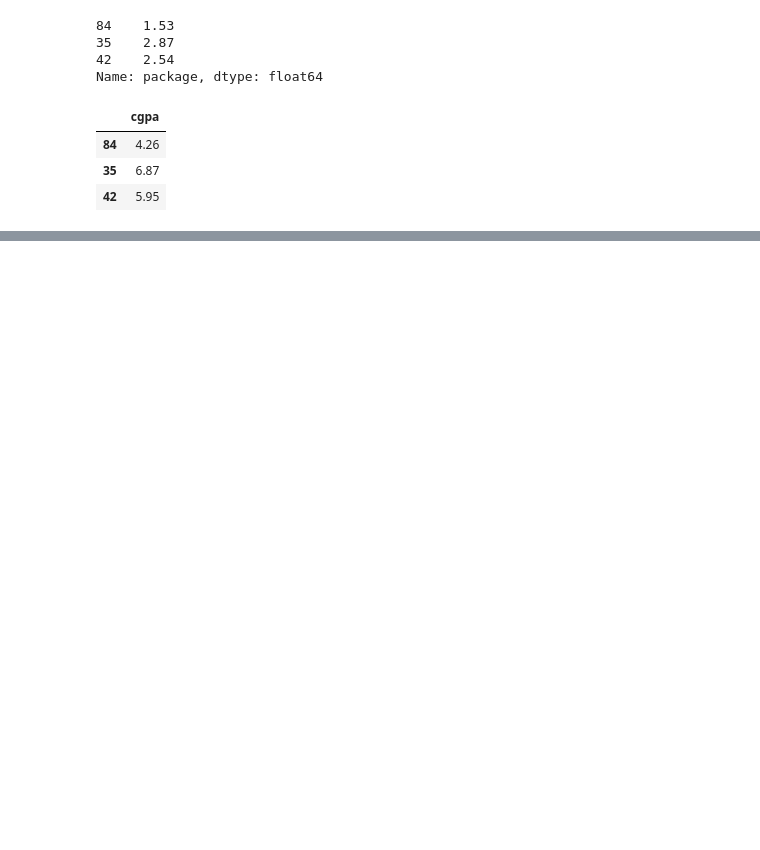
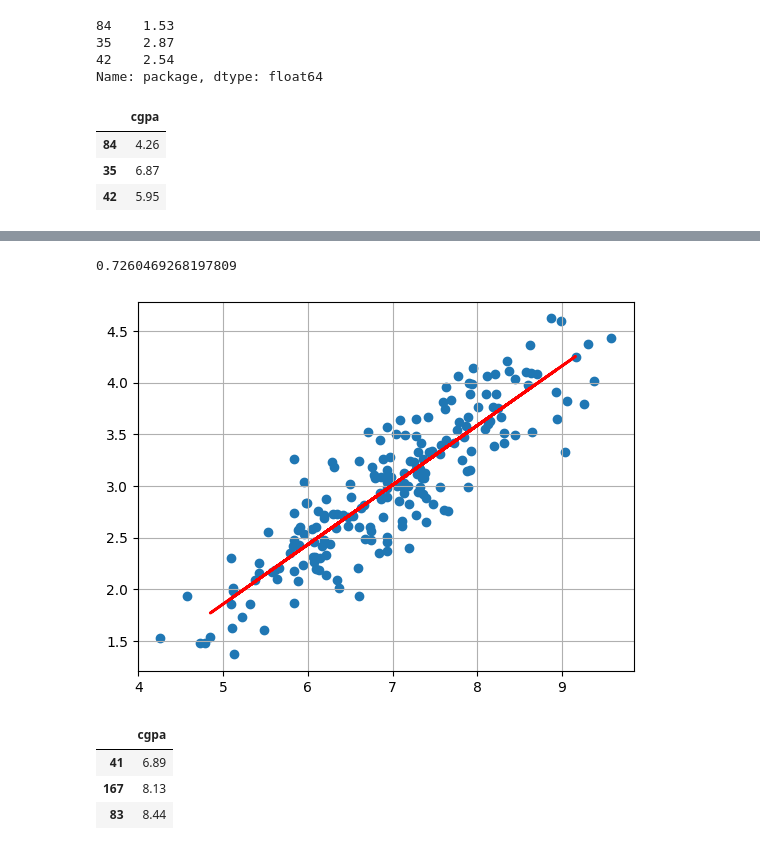
Before and after one commit to banvro/9-20-to-11-python-batch-august, a Jupyter notebook: start ai december/start-linear-regression.ipynb, the cells around one changed output, grey strips where cells are left out. Drawn from its saved outputs; the diff is of its cells as text; code cells hidden in the pictures; blank space fills up the shorter version.

```diff
--- a/start ai december/start-linear-regression.ipynb
+++ b/start ai december/start-linear-regression.ipynb
@@ -155,0 +209,17 @@ array([2.41233867])
+# %%
+r2_score(y_test, y_pred)
+# %% [output]
+0.7260469268197809
+# %%
+plt.scatter(data["cgpa"], data["package"])
+plt.plot(x_test, obj.predict(x_test), color = "red", linewidth = 2)
+plt.grid()
+# %% [output]
+[figure, added]
+# %%
+x_test.head(3)
+# %% [output]
+|  | cgpa |
+| 41 | 6.89 |
+| 167 | 8.13 |
+| 83 | 8.44 |
```
Also changed, not shown: parts of 11 cells of this notebook.
